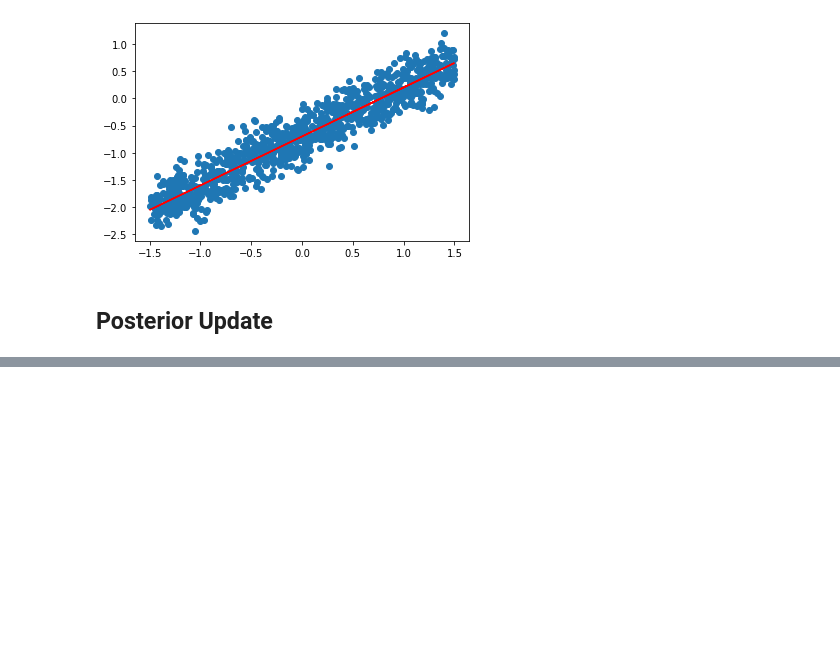
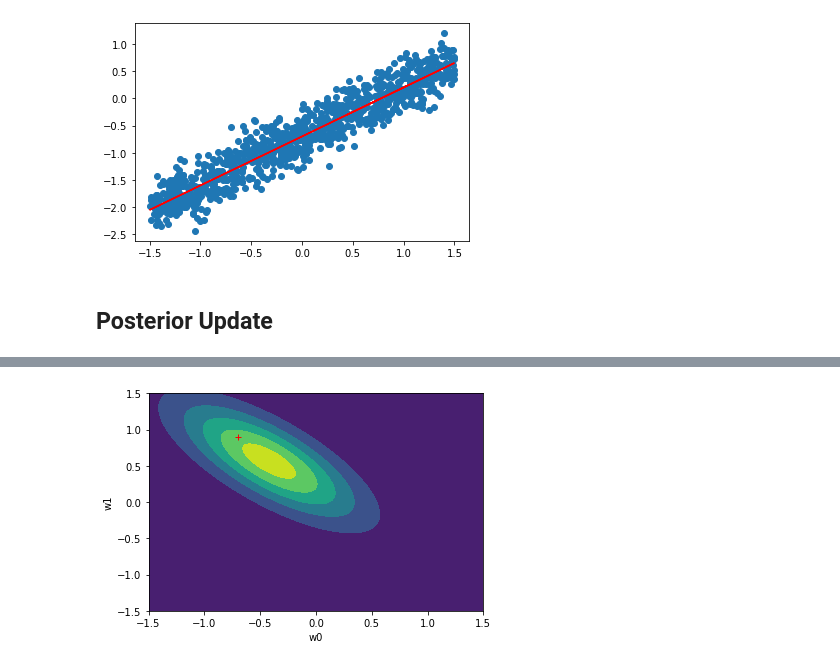
Before and after one commit to graterollin/PRML, a Jupyter notebook: hw3/HW3_Q2.ipynb, the cells around one changed output, grey strips where cells are left out. Drawn from its saved outputs; the diff is of its cells as text; code cells hidden in the pictures; blank space fills up the shorter version.

Commit message:
Initial step for computing the posterior

```diff
--- a/hw3/HW3_Q2.ipynb
+++ b/hw3/HW3_Q2.ipynb
@@ -143,0 +184,18 @@ samples: [array([-0.35416766, -0.68737527]), array([-0.16736801, -0.09286575]),
+# %%
+#Sn = np.linalg.inv(np.linalg.inv(s0) + (1/variance)*(np.matmul(np.transpose(phi), phi)))
+#Mn = np.matmul(Sn, (np.matmul(np.linalg.inv(s0), m0) + (1/variance)*np.matmul(np.transpose(phi), targets)))
+
+posterior_covariance = np.linalg.inv(np.linalg.inv(s0) + (1/variance)*np.matmul(np.transpose(phi_x), phi_x))
+posterior_mean = np.matmul(posterior_covariance, (np.matmul(np.linalg.inv(s0), m0) + (1/variance)*np.multiply(np.transpose(phi_x), targets[0])))
+
+posterior = multivariate_normal(mean=posterior_mean, cov=posterior_covariance)
+
+Z = posterior.pdf(pos)
+
+plt.xlabel("w0")
+plt.ylabel("w1")
+plt.plot(w0, w1, 'r+')
+plt.contourf(X, Y, Z)
+plt.show()
+# %% [output]
+[figure, added]
```
Also changed, not shown: parts of 4 cells of this notebook.
